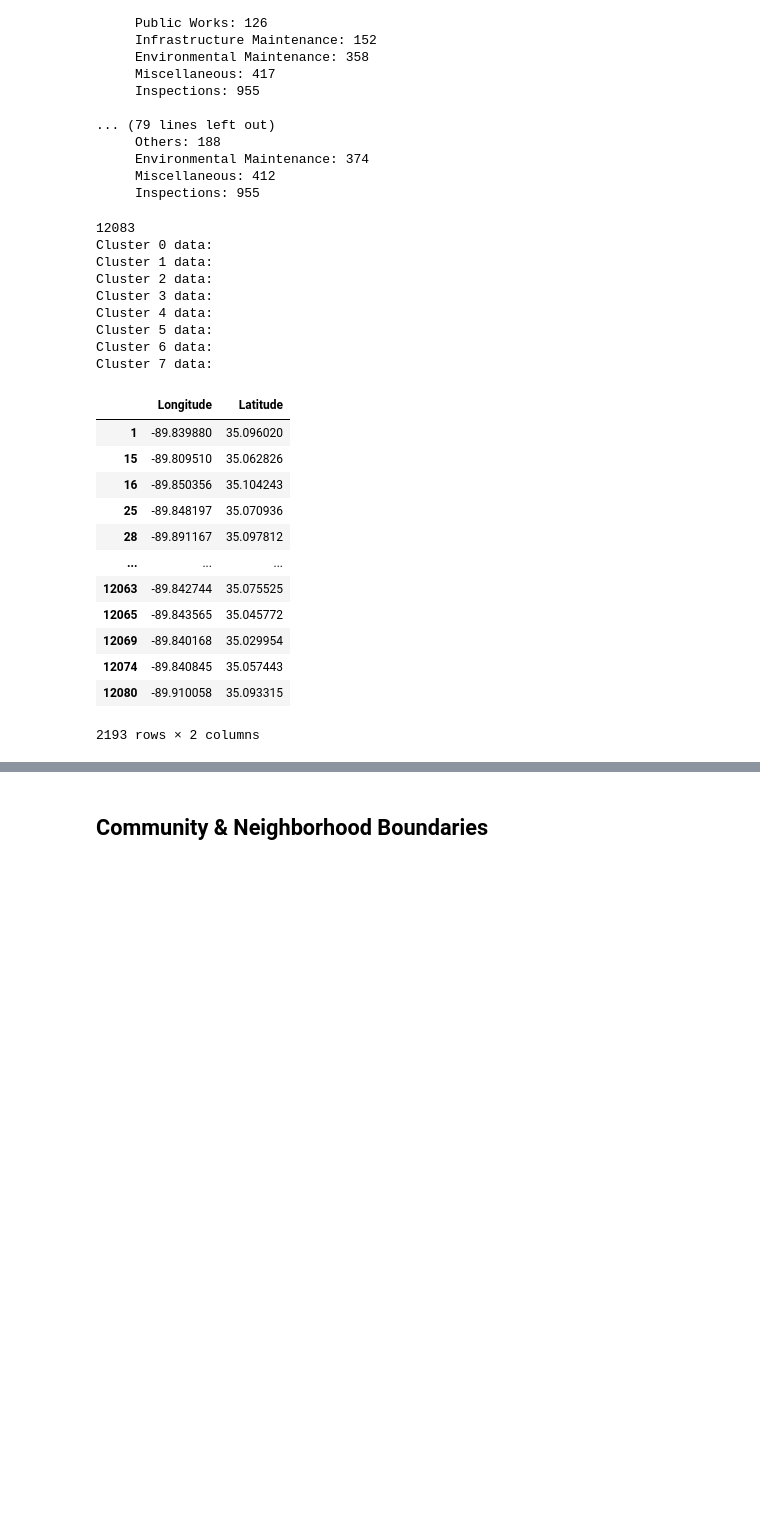
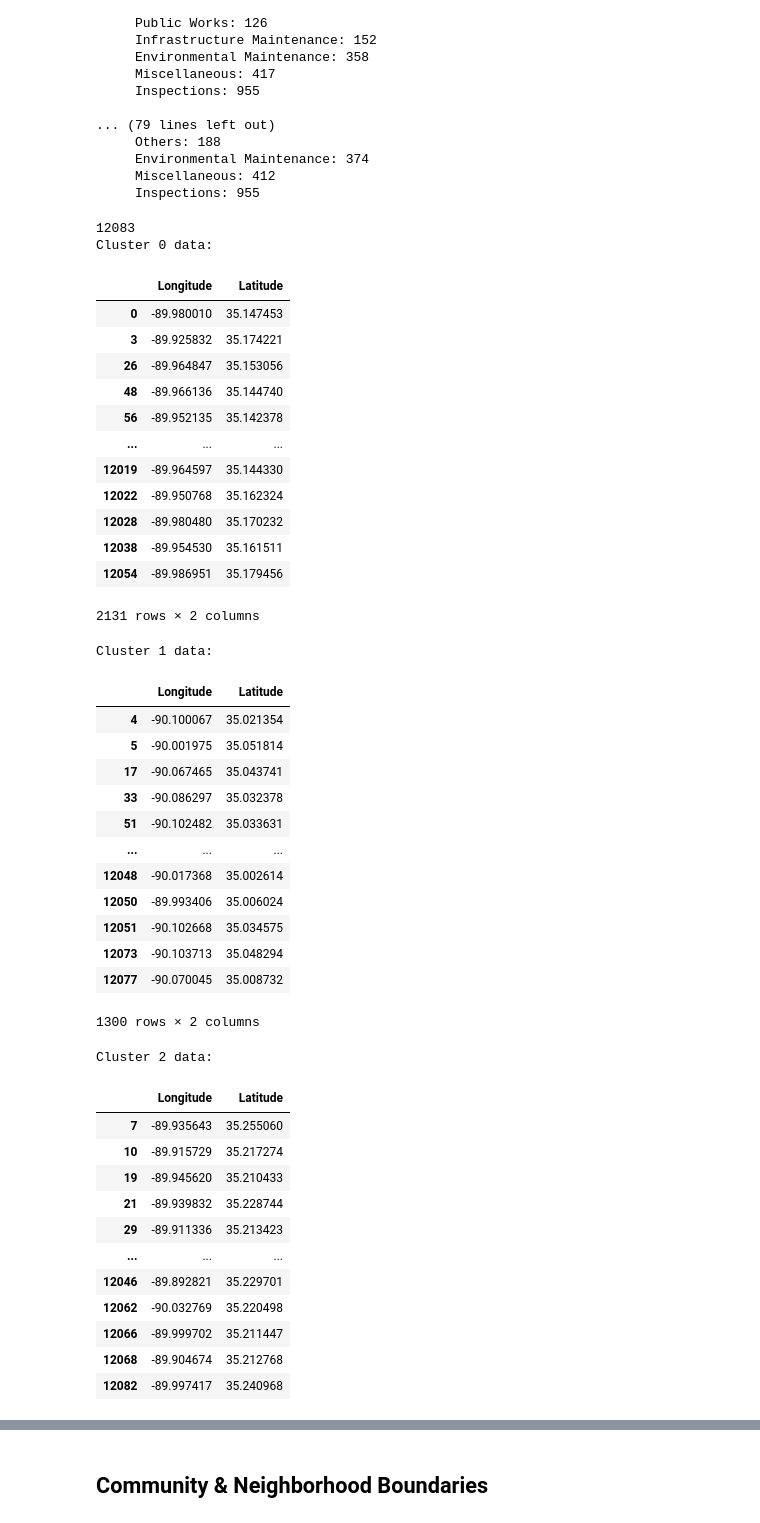
Before and after one commit to EddiePueb1/Open_311_Data_Analysis, a Jupyter notebook: data_analysis_311.ipynb, the cells around one changed output, grey strips where cells are left out. Saved outputs shown, nothing was run; the diff lists cells and outputs as text; code cells hidden in the pictures; blank space fills up the shorter version.

Commit message:
new cluster maps

```diff
--- a/data_analysis_311.ipynb
+++ b/data_analysis_311.ipynb
@@ -1201,50 +1214,70 @@ Cluster 0 :
 # %%
 # Initialize a dictionary to store
 #  indices for each cluster label
 clusters = {i: [] for i in range(8)}
 noise_points = []
 
 # Iterate over the labels and store the indices in the respective cluster
 for i, cluster_label in enumerate(labels):
     if cluster_label != -1:
         clusters[cluster_label].append(i)
     else:
         noise_points.append(i)
 
 # Calculate the total number of points
 total_points = sum(len(cluster) for cluster in clusters.values()) + len(noise_points)
 print(total_points)
 
 # Extract data for each cluster
 cluster_data = {cluster_label: df.iloc[indices] for cluster_label, indices in clusters.items()}
 
 # print(cluster_data.items())
 for cluster_label, data in cluster_data.items():
     # print(cluster_label)
     # print(data)
     print(f"Cluster {cluster_label} data:")
 #     #Sort clusters by number of requests
-display(data)
+    gidisplay(data)
 # %% [output]
 12083
 Cluster 0 data:
-Cluster 1 data:
-Cluster 2 data:
-Cluster 3 data:
-Cluster 4 data:
-Cluster 5 data:
-Cluster 6 data:
-Cluster 7 data:
 |  | Longitude | Latitude |
-| 1 | -89.839880 | 35.096020 |
-| 15 | -89.809510 | 35.062826 |
-| 16 | -89.850356 | 35.104243 |
-| 25 | -89.848197 | 35.070936 |
-| 28 | -89.891167 | 35.097812 |
+| 0 | -89.980010 | 35.147453 |
+| 3 | -89.925832 | 35.174221 |
+| 26 | -89.964847 | 35.153056 |
+| 48 | -89.966136 | 35.144740 |
+| 56 | -89.952135 | 35.142378 |
 | ... | ... | ... |
-| 12063 | -89.842744 | 35.075525 |
-| 12065 | -89.843565 | 35.045772 |
-| 12069 | -89.840168 | 35.029954 |
-| 12074 | -89.840845 | 35.057443 |
-| 12080 | -89.910058 | 35.093315 |
+| 12019 | -89.964597 | 35.144330 |
+| 12022 | -89.950768 | 35.162324 |
+| 12028 | -89.980480 | 35.170232 |
+| 12038 | -89.954530 | 35.161511 |
+| 12054 | -89.986951 | 35.179456 |
-2193 rows × 2 columns
+2131 rows × 2 columns
+Cluster 1 data:
+|  | Longitude | Latitude |
+| 4 | -90.100067 | 35.021354 |
+| 5 | -90.001975 | 35.051814 |
+| 17 | -90.067465 | 35.043741 |
+| 33 | -90.086297 | 35.032378 |
+| 51 | -90.102482 | 35.033631 |
+| ... | ... | ... |
+| 12048 | -90.017368 | 35.002614 |
+| 12050 | -89.993406 | 35.006024 |
+| 12051 | -90.102668 | 35.034575 |
+| 12073 | -90.103713 | 35.048294 |
+| 12077 | -90.070045 | 35.008732 |
+1300 rows × 2 columns
+Cluster 2 data:
+|  | Longitude | Latitude |
+| 7 | -89.935643 | 35.255060 |
+| 10 | -89.915729 | 35.217274 |
+| 19 | -89.945620 | 35.210433 |
+| 21 | -89.939832 | 35.228744 |
+| 29 | -89.911336 | 35.213423 |
+| ... | ... | ... |
+| 12046 | -89.892821 | 35.229701 |
+| 12062 | -90.032769 | 35.220498 |
+| 12066 | -89.999702 | 35.211447 |
+| 12068 | -89.904674 | 35.212768 |
+| 12082 | -89.997417 | 35.240968 |
```
Also changed, not shown: parts of 14 cells of this notebook.
